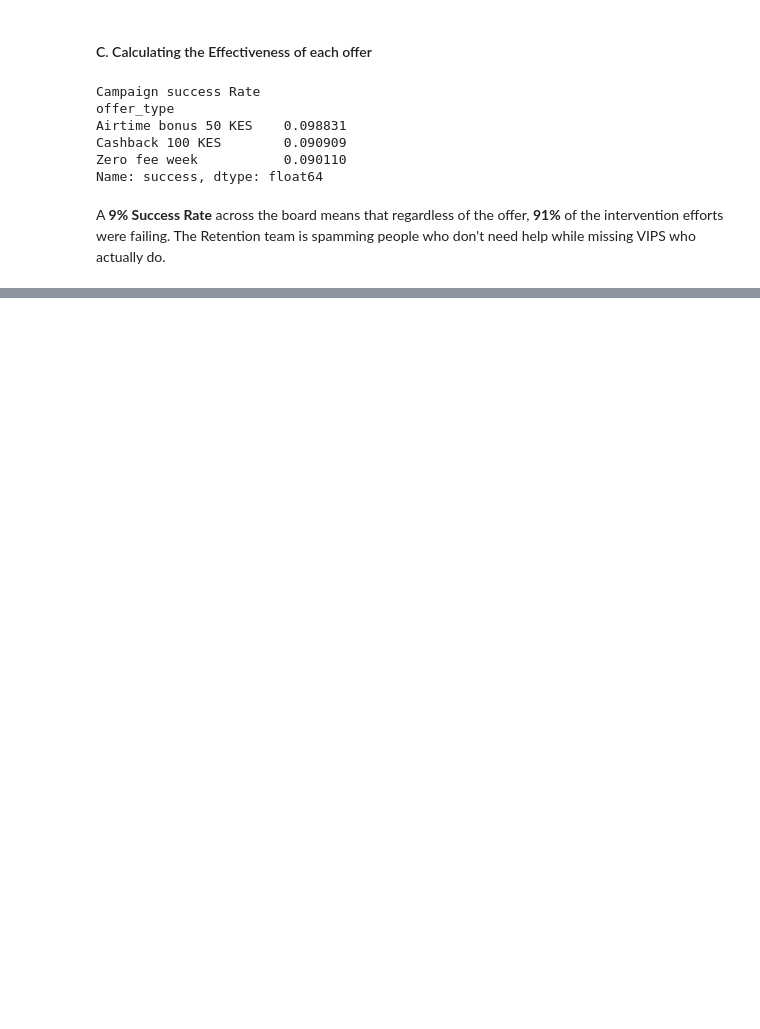
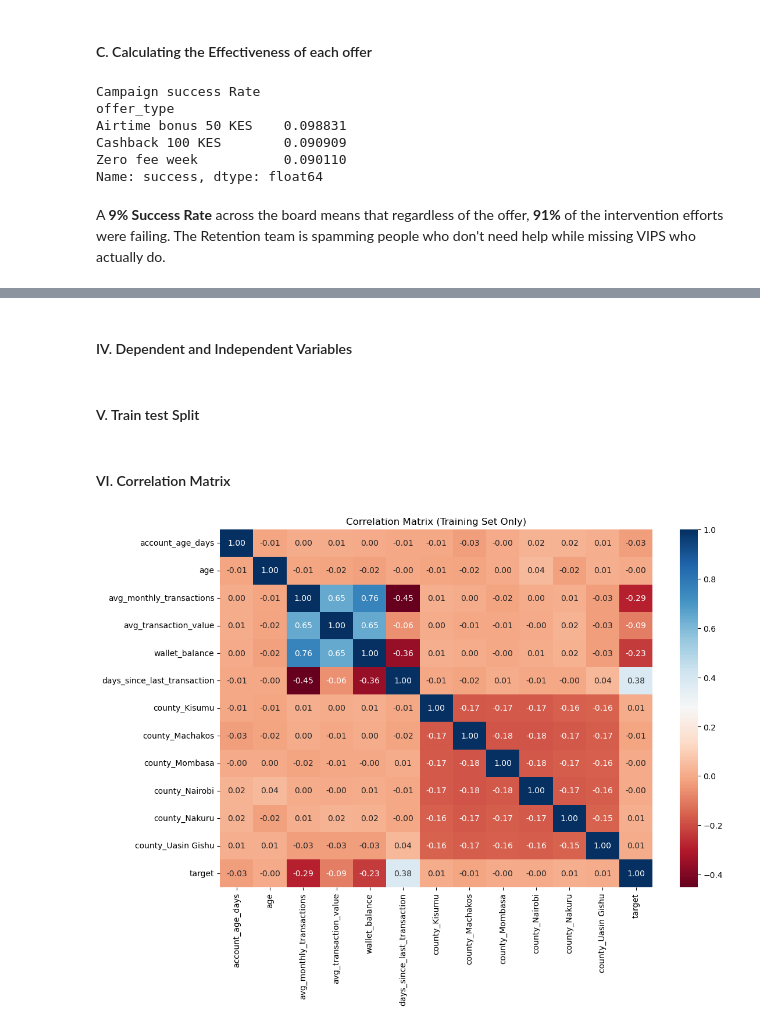
Before and after one commit to Kobeyvines/CASE_STUDY, a Jupyter notebook: notebooks/EDA.ipynb, the cells around one changed output, grey strips where cells are left out. Saved outputs shown, nothing was run; the diff lists cells and outputs as text; code cells hidden in the pictures; blank space fills up the shorter version.

```diff
--- a/notebooks/EDA.ipynb
+++ b/notebooks/EDA.ipynb
@@ -409,0 +498,3 @@ A **9% Success Rate** across the board means that regardless of the offer, **91%
+# %%
+eda_df = eda_df.drop('customer_id', axis=1)
+eda_df.columns
@@ -409,0 +515,16 @@ A **9% Success Rate** across the board means that regardless of the offer, **91%
+# %%
+# 1. initialization
+encoder = OneHotEncoder(sparse_output=False, drop='first')
+
+# 2. Fit and Transform the 'county' column
+county_encoded = encoder.fit_transform(eda_df[['county']])
+
+# 3. clear column names
+encoded_cols = encoder.get_feature_names_out(['county'])
+df_county_vars = pd.DataFrame(county_encoded, columns=encoded_cols, index=eda_df.index)
+
+# 4. Merge back and drop the original text column
+encoded_eda_df = pd.concat([eda_df.drop('county', axis=1), df_county_vars], axis=1)
+
+print(f"New shape: {encoded_eda_df.shape}")
+encoded_eda_df
@@ -409,0 +546,31 @@ A **9% Success Rate** across the board means that regardless of the offer, **91%
+# %% [markdown]
+#### IV. Dependent and Independent Variables
+# %%
+X = encoded_eda_df.drop('actual_churned', axis=1)
+
+# target Variable
+y = encoded_eda_df['actual_churned']
+# %% [markdown]
+#### V. Train test Split
+# %%
+# the split
+X_train, X_test, y_train, y_test = train_test_split(
+    X, y,
+    test_size=0.2,
+    random_state=42,
+    stratify=y
+)
+# %% [markdown]
+#### VI. Correlation Matrix
+# %%
+# Temporarily join them to see how features relate to the target
+train_data = X_train.copy()
+train_data['target'] = y_train
+
+# Generate the heatmap
+plt.figure(figsize=(12, 8))
+sns.heatmap(train_data.corr(), annot=True, cmap='RdBu', fmt='.2f')
+plt.title("Correlation Matrix (Training Set Only)")
+plt.show()
+# %% [output]
+[figure, added]
```
Also changed, not shown: parts of 20 cells of this notebook, 1 other file.
